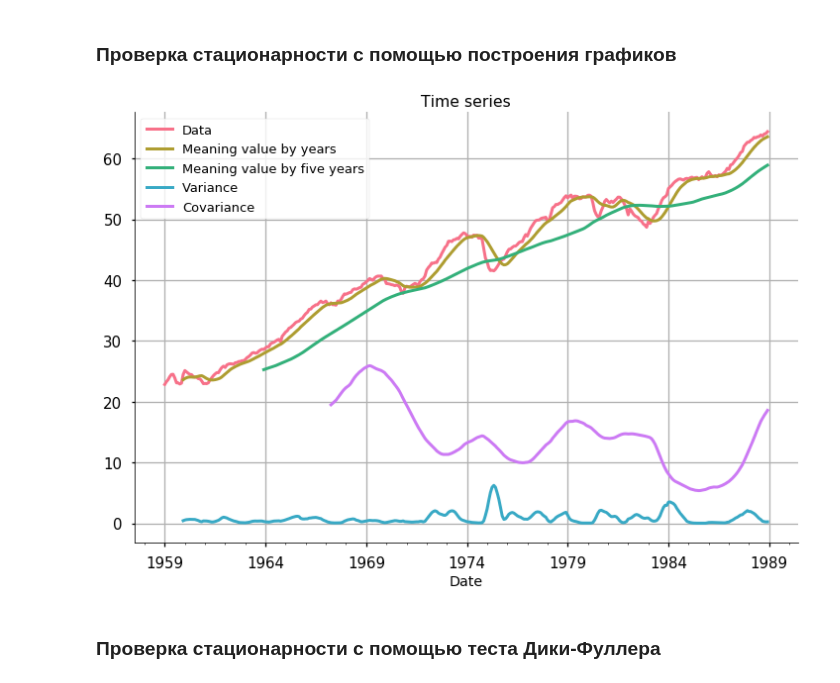
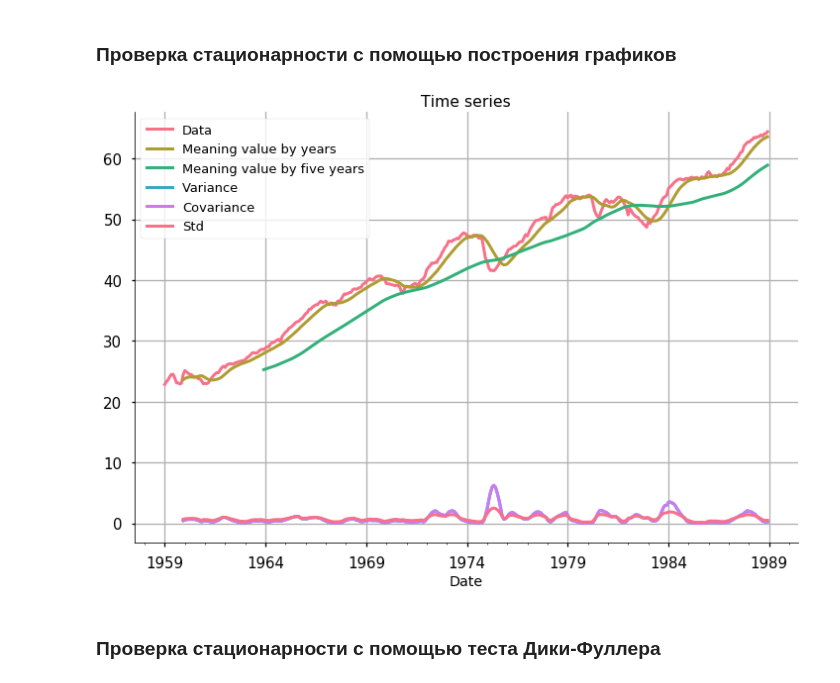
Before and after one commit to artempyanykh/prac-2017-2018, a Jupyter notebook: submissions/task2/nekrasova-nagaeva/task_2.ipynb, the cells around one changed output. Cells and saved outputs as stored; diff of their text form; code cells hidden in the pictures.

```diff
--- a/submissions/task2/nekrasova-nagaeva/task_2.ipynb
+++ b/submissions/task2/nekrasova-nagaeva/task_2.ipynb
@@ -29,28 +29,31 @@ d_set.head(n=3)
 # %%
 sb.set_context("talk", rc={"lines.linewidth": 3})
 sb.set_palette("husl", 5)
 
 
 def check_stationarity_graph(d_set):
     dma_set_y = d_set.rolling(12).mean()
     dma_set_fy = d_set.rolling(60).mean()
     dmv_set = d_set.rolling(12).var()
-    dmcv_set = d_set.rolling(100).cov(d_set)
+    dmcv_set = d_set.rolling(12).cov(d_set)
+    dms_set = d_set.rolling(12).std()
 
     fig = d_set.plot(figsize=(12, 8), title='Time series', fontsize=15)
     dma_set_y.plot(ax=fig)
     dma_set_fy.plot(ax=fig)
     dmv_set.plot(ax=fig)
     dmcv_set.plot(ax=fig)
+    dms_set.plot(ax=fig)
     fig.legend(['Data', 'Meaning value by years',
-                'Meaning value by five years', 'Variance', 'Covariance'])
+                'Meaning value by five years', 'Variance',
+                'Covariance', 'Std'])
     fig.grid()
     sb.despine()
 
 
 check_stationarity_graph(d_set)
 # %% [output]
-[figure, old version]
+[figure, new version]
 # %% [markdown]
 ### Проверка стационарности с помощью теста Дики-Фуллера
 # %%
```
Also changed, not shown: parts of 1 cell of this notebook.
